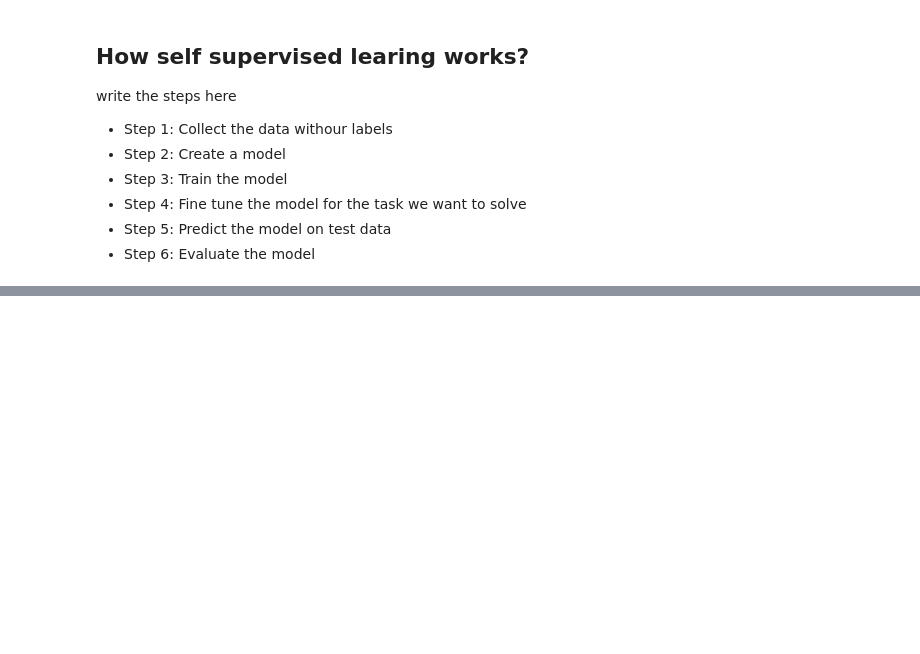
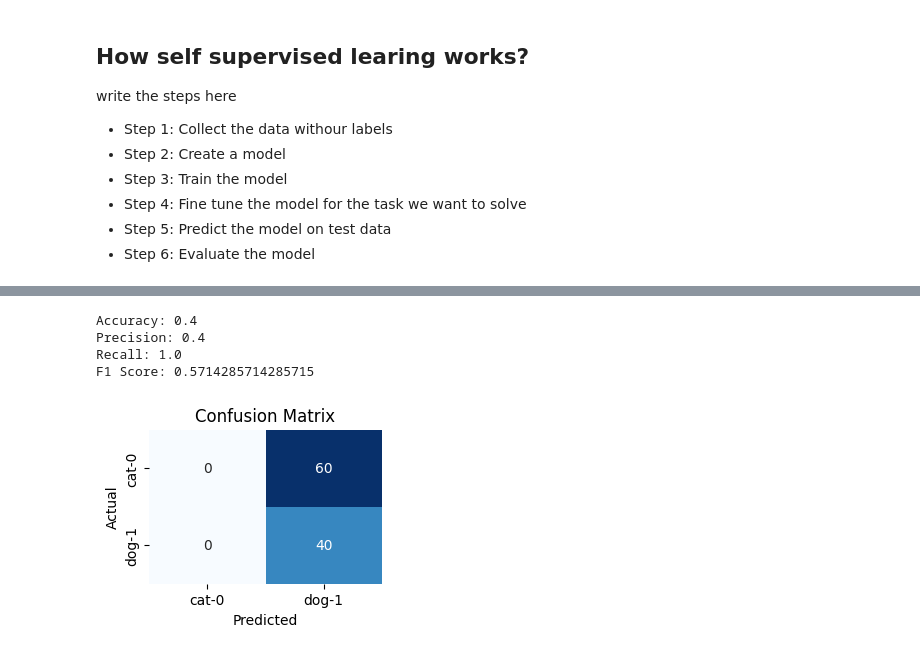
Before and after one commit to rishabh-mondal/Rishabh-mondal.github.io, a Jupyter notebook: posts/self_supervised_learing.ipynb, the cells around one changed output, grey strips where cells are left out. Cells and saved outputs as stored; diff of their text form; code cells hidden in the pictures; blank space fills up the shorter version.

```diff
--- a/posts/self_supervised_learing.ipynb
+++ b/posts/self_supervised_learing.ipynb
@@ -28,0 +252,4 @@ Self supervised learing on Brick Kilns dataset
+# %%
+# predict on test set
+test_data = datasets.ImageFolder('/home/rishabh.mondal/test_images_CD', transform=transform)
+test_loader = DataLoader(test_data, batch_size=32, shuffle=False)
@@ -28,0 +280,8 @@ Self supervised learing on Brick Kilns dataset
+# %%
+evaluate_and_plot(true_labels, predicted_labels, class_labels=["cat-0", "dog-1"])
+# %% [output]
+Accuracy: 0.4
+Precision: 0.4
+Recall: 1.0
+F1 Score: 0.5714285714285715
+[figure, added]
```
Also changed, not shown: parts of 20 cells of this notebook.
